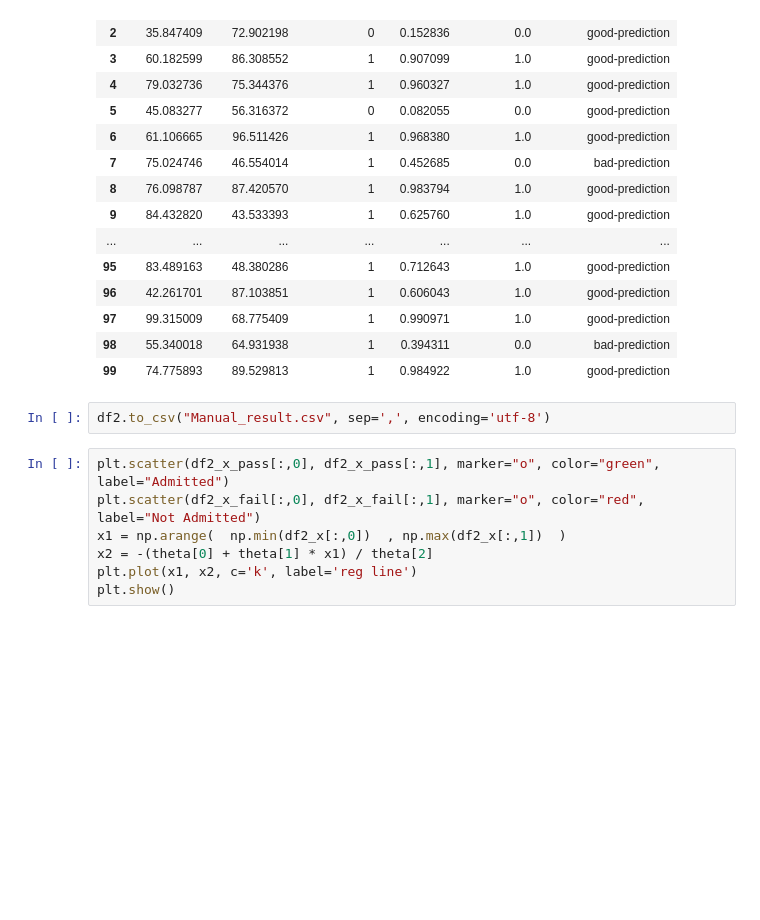
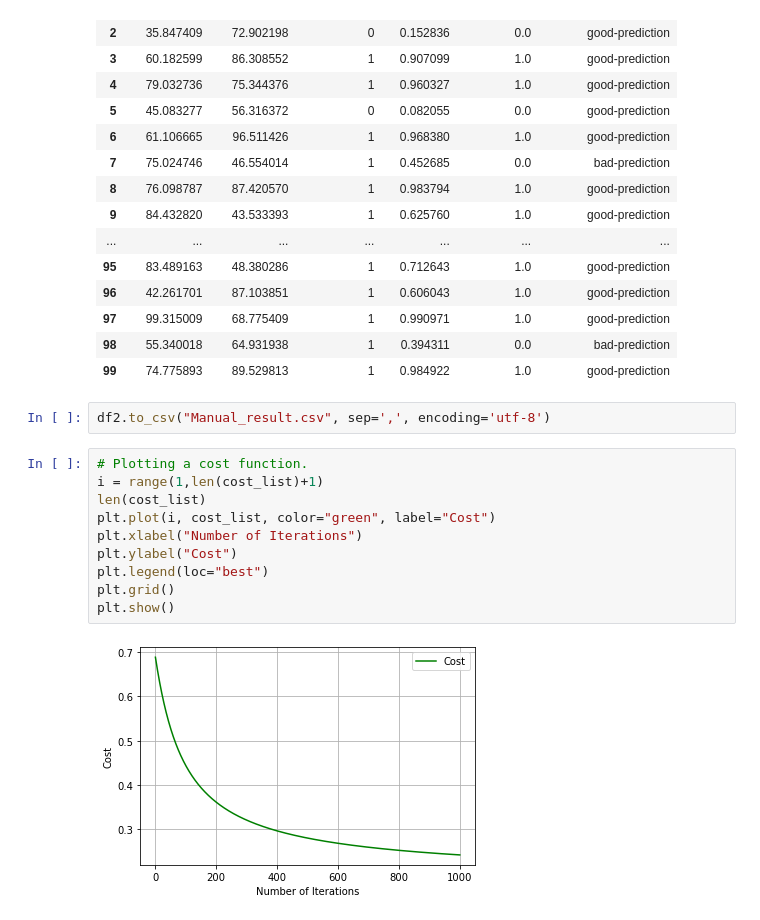
Before and after one commit to amitsuneja/MachineLeaning, a Jupyter notebook: AndrewNG/Week3/Excercise03/Week3_Excercise03_using_Gradient_descent.ipynb, the cells around one changed output. Drawn from its saved outputs; the diff is of its cells as text; blank space fills up the shorter version.

```diff
--- a/AndrewNG/Week3/Excercise03/Week3_Excercise03_using_Gradient_descent.ipynb
+++ b/AndrewNG/Week3/Excercise03/Week3_Excercise03_using_Gradient_descent.ipynb
@@ -203,10 +166,15 @@ df2
 | 99 | 74.775893 | 89.529813 | 1 | 0.984922 | 1.0 | good-prediction |
 # %%
 df2.to_csv("Manual_result.csv", sep=',', encoding='utf-8')
-# %%
-plt.scatter(df2_x_pass[:,0], df2_x_pass[:,1], marker="o", color="green", label="Admitted")
-plt.scatter(df2_x_fail[:,0], df2_x_fail[:,1], marker="o", color="red", label="Not Admitted")
-x1 = np.arange(  np.min(df2_x[:,0])  , np.max(df2_x[:,1])  )
-x2 = -(theta[0] + theta[1] * x1) / theta[2]
-plt.plot(x1, x2, c='k', label='reg line')
-plt.show()
+# %%
+# Plotting a cost function.
+i = range(1,len(cost_list)+1)
+len(cost_list)
+plt.plot(i, cost_list, color="green", label="Cost")
+plt.xlabel("Number of Iterations")
+plt.ylabel("Cost")
+plt.legend(loc="best")
+plt.grid()
+plt.show()
+# %% [output]
+[figure, added]
```
Also changed, not shown: parts of 6 cells of this notebook.
